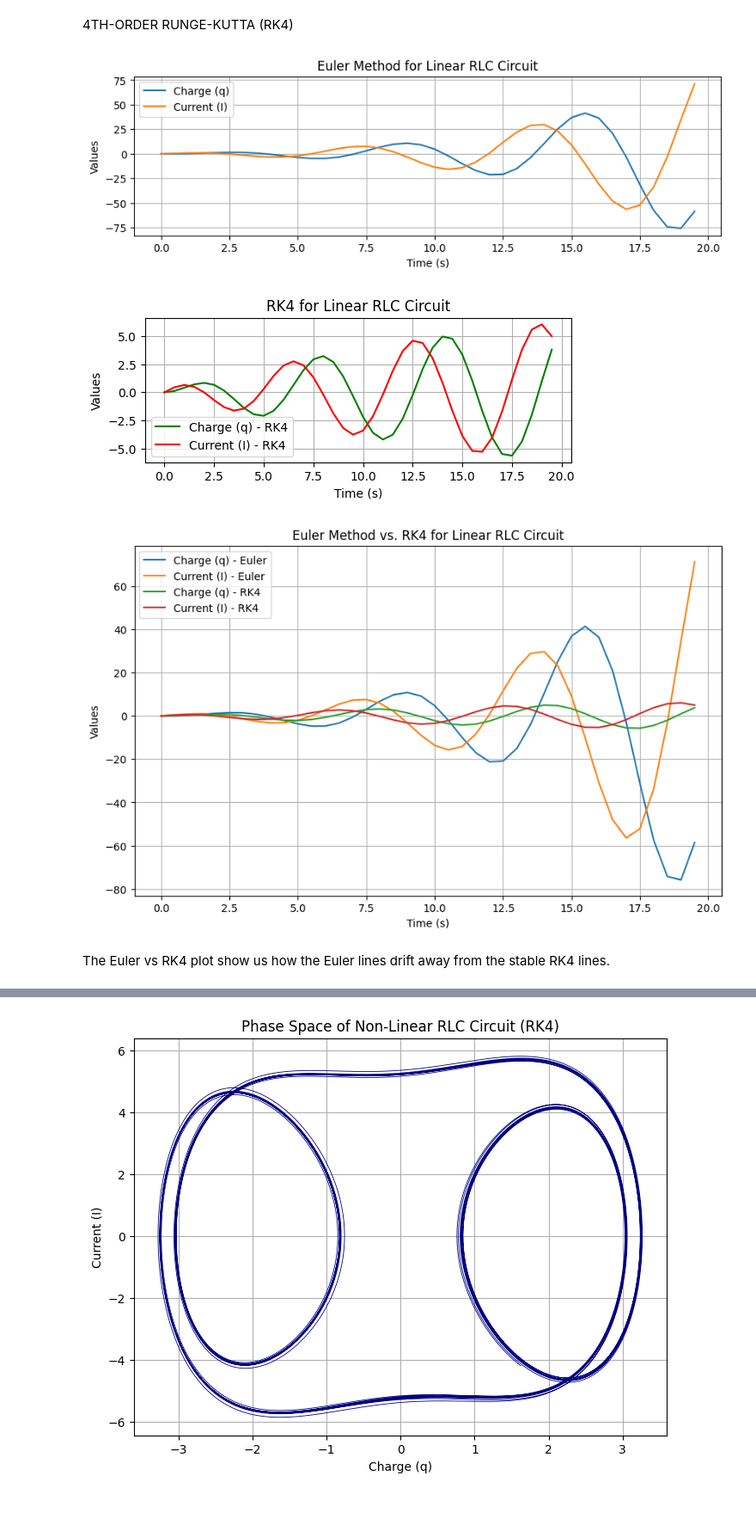
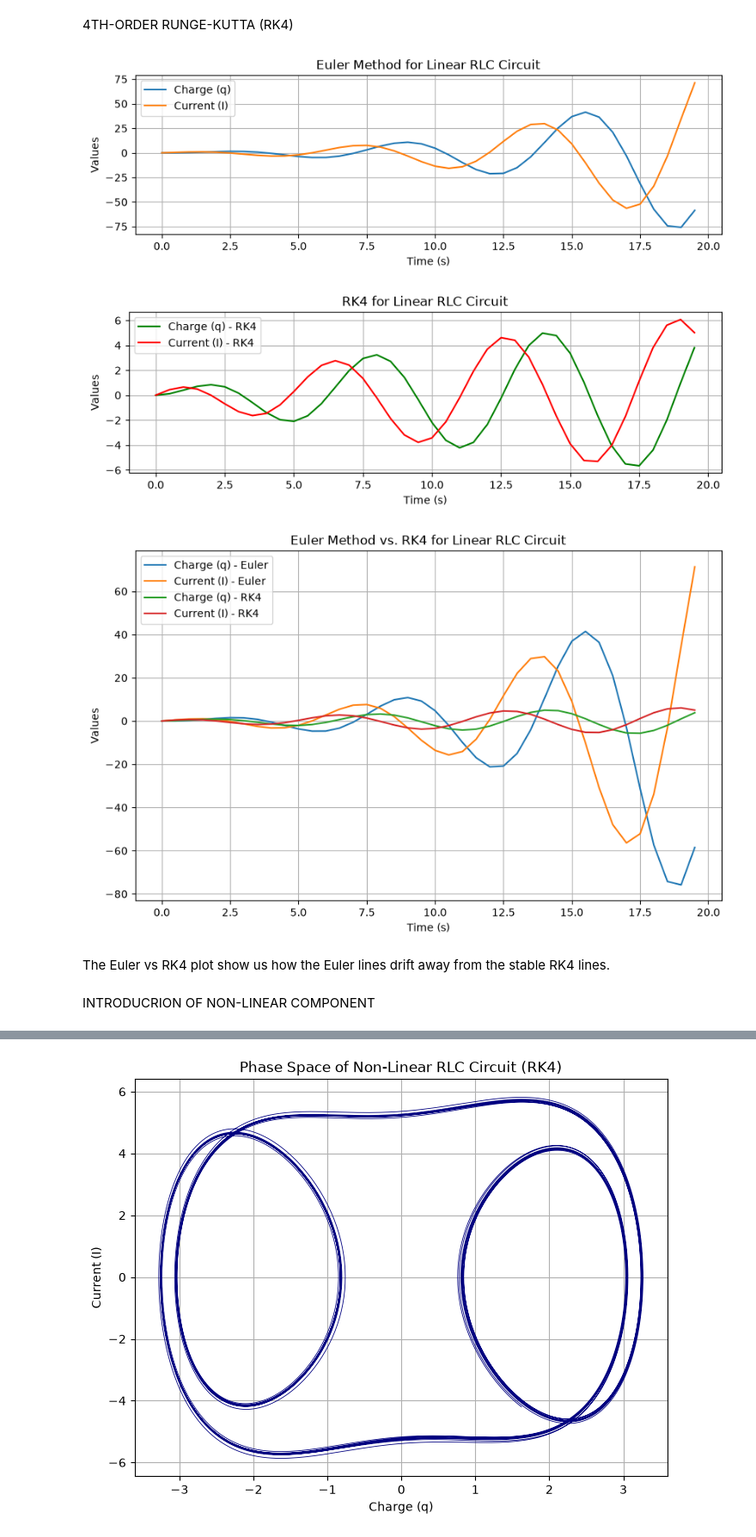
Before and after one commit to nagy-e/Num_alg_practice_final_project, a Jupyter notebook: Final_Project_MAIN.ipynb, the cells around one changed output, grey strips where cells are left out. Shown at 86% size. Saved outputs shown, nothing was run; the diff lists cells and outputs as text; code cells hidden in the pictures; blank space fills up the shorter version.

```diff
--- a/Final_Project_MAIN.ipynb
+++ b/Final_Project_MAIN.ipynb
@@ -119,38 +122,41 @@ plt.plot(time, q_Euler, label='Charge (q)')
 plt.plot(time, I_Euler, label='Current (I)')
 plt.xlabel('Time (s)')
 plt.ylabel('Values')
 plt.title('Euler Method for Linear RLC Circuit')
 plt.legend()
 plt.grid()
 plt.show()
 
+plt.figure(figsize=(10,6))
 plt.subplot(2, 1, 2)
 plt.plot(time, q_RK4, label='Charge (q) - RK4', color='green')
 plt.plot(time, I_RK4, label='Current (I) - RK4', color='red')
 plt.xlabel('Time (s)')
 plt.ylabel('Values')
 plt.title('RK4 for Linear RLC Circuit')
 plt.legend()
 plt.grid()
 plt.show()
 
 plt.figure(figsize=(10, 6))
 plt.plot(time, q_Euler, label='Charge (q) - Euler')
 plt.plot(time, I_Euler, label='Current (I) - Euler')
 plt.plot(time, q_RK4, label='Charge (q) - RK4')
 plt.plot(time, I_RK4, label='Current (I) - RK4')
 plt.xlabel('Time (s)')
 plt.ylabel('Values')
 plt.title('Euler Method vs. RK4 for Linear RLC Circuit')
 plt.legend()
 plt.grid()
 plt.show()
 # %% [output]
-[figure, old version]
+[figure, new version]
-[figure, old version]
+[figure, new version]
-[figure, old version]
+[figure, new version]
 # %% [markdown]
 The Euler vs RK4 plot show us how the Euler lines drift away from the stable RK4 lines.
+# %% [markdown]
+INTRODUCRION OF NON-LINEAR COMPONENT
 # %%
 # Time parameters for the non-linear RLC circuit (smaller dt needed for chaotic stability)
 t_start_nl = 0.0
```
Also changed, not shown: parts of 6 cells of this notebook.
